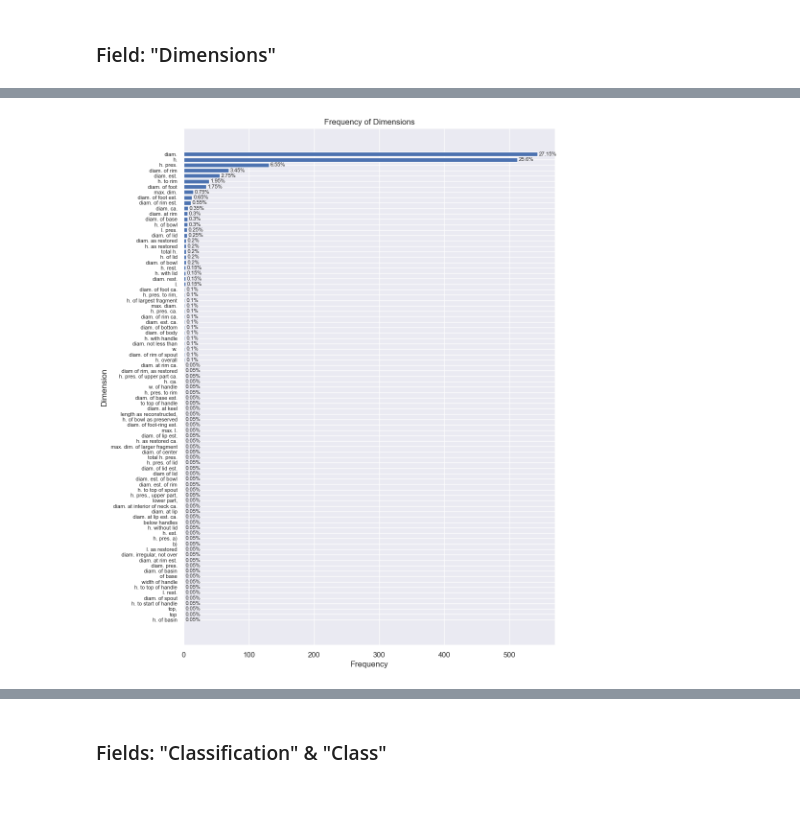
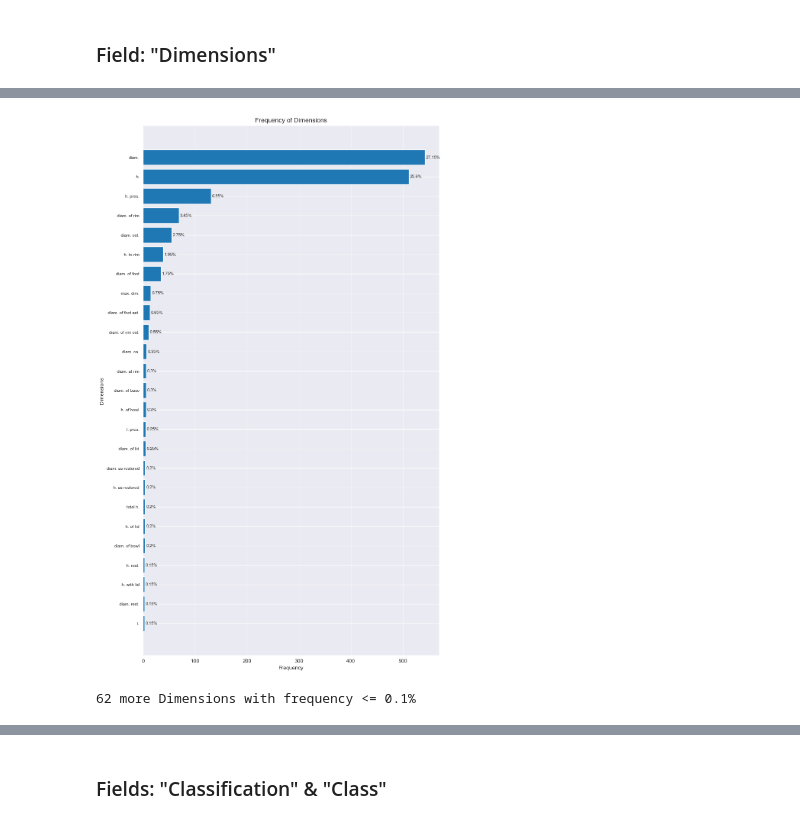
Before and after one commit to dimitris-kr/AgoraPottery, a Jupyter notebook: agora12_preprocessing.ipynb, the cells around one changed output, grey strips where cells are left out. Cells and saved outputs as stored; diff of their text form; code cells hidden in the pictures.

```diff
--- a/agora12_preprocessing.ipynb
+++ b/agora12_preprocessing.ipynb
@@ -20,7 +22,7 @@ from urllib.parse import quote
 # path = "drive/MyDrive/MSc Thesis/"
 # %%
 # Local Path for Running Locally
-path = "./"
+path = "./data/"
 # %% [markdown]
 ### Read Data
 # %%
@@ -134,22 +136,29 @@ labels
  'top': 1,
  'h. of basin': 1}
 # %%
-def frequencyBars(labels):
-    labelsR = dict(reversed(list(labels.items())))
-    plt.figure(figsize=(10, 14))
+def frequencyBars(labels, fieldName, threshold=0.1):
+    totalCount = data.shape[0]
+    labelsFiltered = {k: v for k, v in labels.items() if round(100 * v / totalCount, 2) > threshold}
+    excludedCount = len(labels) - len(labelsFiltered)
+
+    labelsR = dict(reversed(list(labelsFiltered.items())))
+    plt.figure(figsize=(10, 18))
     plt.barh(range(len(labelsR)), list(labelsR.values()))
     plt.yticks(range(len(labelsR)), list(labelsR.keys()))
     plt.yticks(fontsize=8)
     plt.xlabel('Frequency')
-    plt.ylabel('Dimension')
-    plt.title('Frequency of Dimensions')
+    plt.ylabel(fieldName)
+    plt.title(f"Frequency of {fieldName}")
     for index, value in enumerate(labelsR.values()):
-        plt.text(value + 2, index, f'{100 * value / data.shape[0]}%', va='center', fontsize=8)  # Adjust +2 for spacing
+        plt.text(value + 2, index, f'{round(100 * value / totalCount, 2)}%', va='center', fontsize=8)  # Adjust +2 for spacing
     plt.show()
+
+    print(f"{excludedCount} more {fieldName} with frequency <= {threshold}%")
 # %%
-frequencyBars(labels)
+frequencyBars(labels, 'Dimensions')
 # %% [output]
-[figure, old version]
+[figure, new version]
+62 more Dimensions with frequency <= 0.1%
 # %%
 mostFreq = list(labels.items())[0]
 perc = mostFreq[1] / data.shape[0]
```
Also changed, not shown: parts of 24 cells of this notebook, 3 other files.
